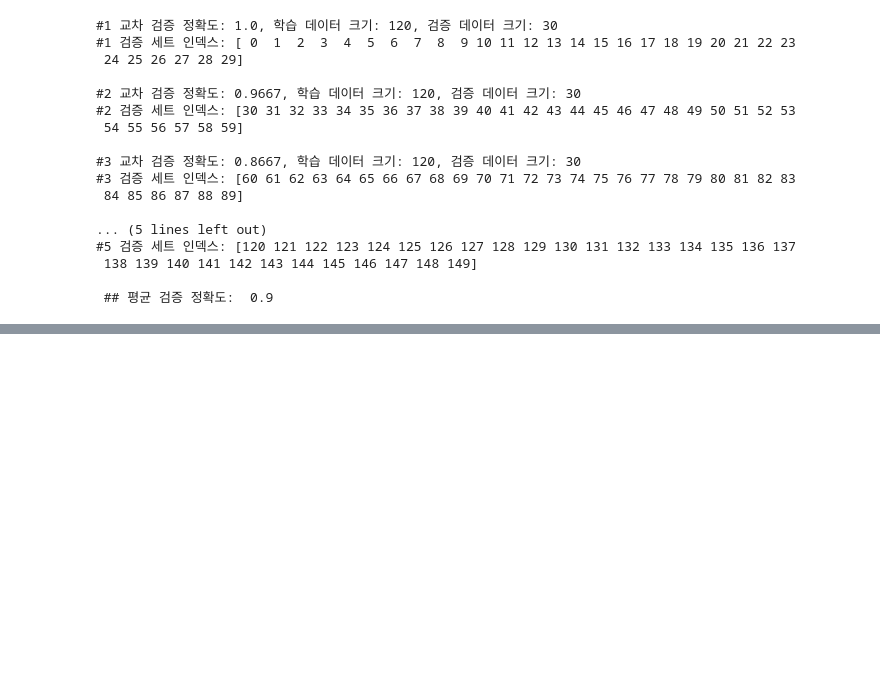
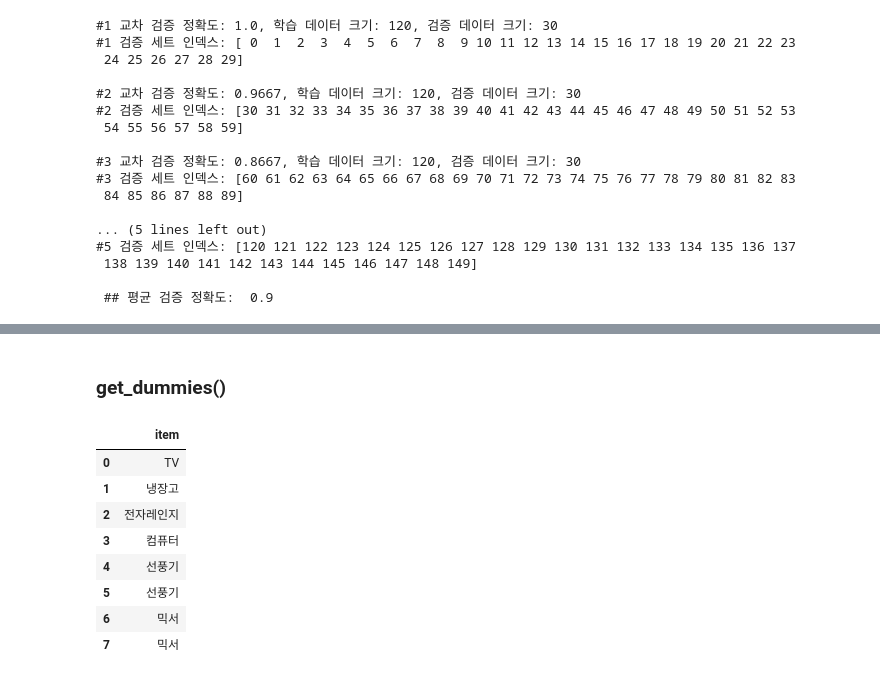
Before and after one commit to stahangryum/JBIG_Study, a Jupyter notebook: W02/Ch2.ipynb, the cells around one changed output, grey strips where cells are left out. Drawn from its saved outputs; the diff is of its cells as text; code cells hidden in the pictures; blank space fills up the shorter version.

```diff
--- a/W02/Ch2.ipynb
+++ b/W02/Ch2.ipynb
@@ -272,0 +394,17 @@ print('\n ## 평균 검증 정확도: ', np.mean(cv_accuracy))
+# %% [markdown]
+### get_dummies()
+# %%
+import pandas as pd
+
+df = pd.DataFrame({'item':['TV', '냉장고', '전자레인지', '컴퓨터', '선풍기', '선풍기', '믹서', '믹서']})
+df
+# %% [output]
+|  | item |
+| 0 | TV |
+| 1 | 냉장고 |
+| 2 | 전자레인지 |
+| 3 | 컴퓨터 |
+| 4 | 선풍기 |
+| 5 | 선풍기 |
+| 6 | 믹서 |
+| 7 | 믹서 |
```
Also changed, not shown: parts of 30 cells of this notebook.
